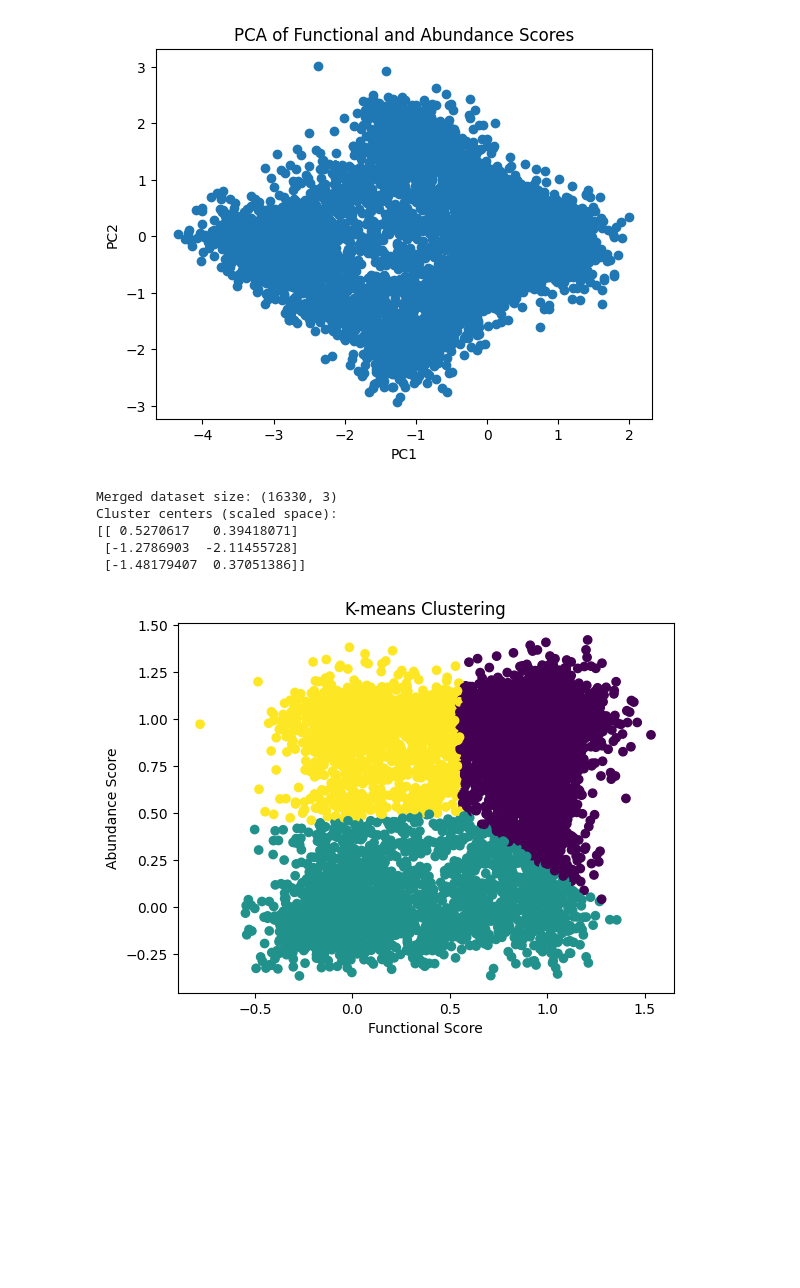
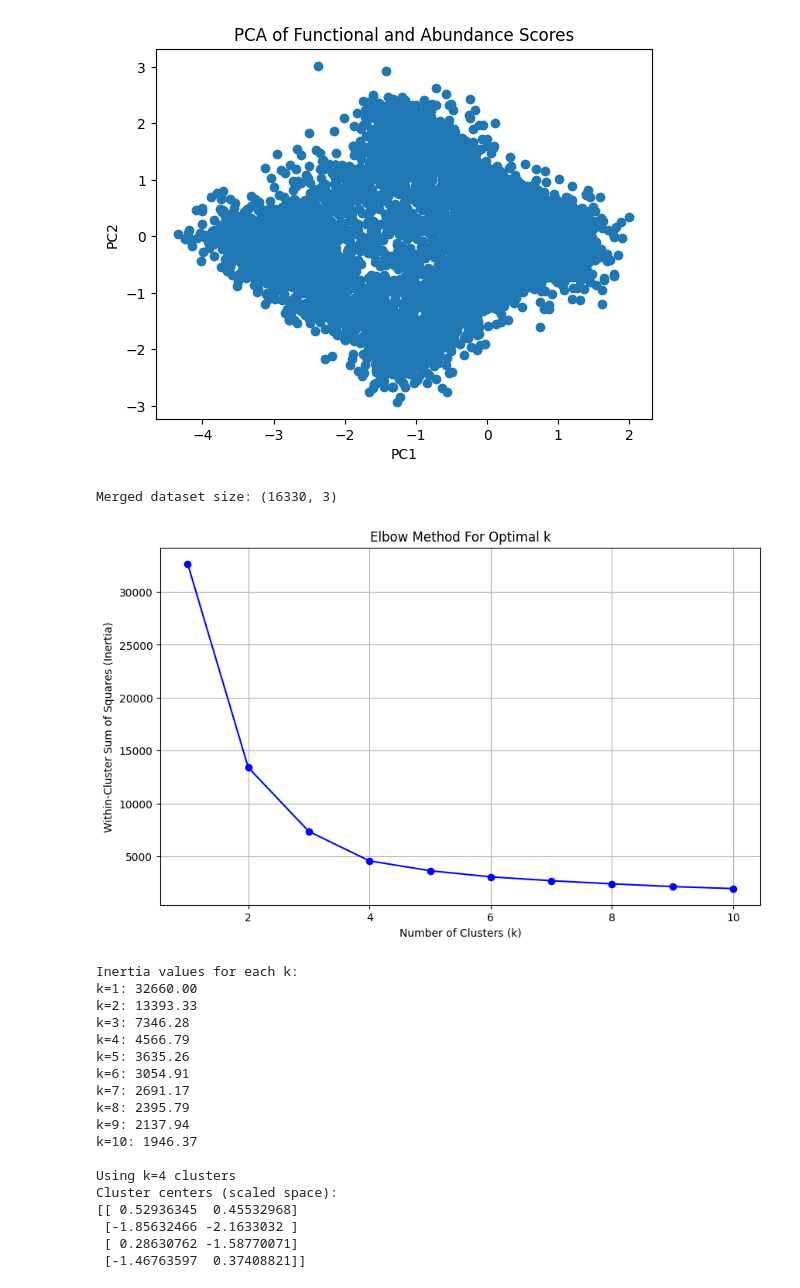
Before and after one commit to jrfaeder/ldlr_modeling, a Jupyter notebook: 02-18-2026-update/functional_vs_abundance.ipynb, the cells around one changed output. Saved outputs shown, nothing was run; the diff lists cells and outputs as text; code cells hidden in the pictures; blank space fills up the shorter version.

Commit message:
Added elbow test to determine optimum cluster number

```diff
--- a/02-18-2026-update/functional_vs_abundance.ipynb
+++ b/02-18-2026-update/functional_vs_abundance.ipynb
@@ -114,45 +114,85 @@ scaler = StandardScaler()
 X_scaled = scaler.fit_transform(X)
 
 
-# 4. K-means Clustering
-k = 3   # can change this
-kmeans = KMeans(n_clusters=k, random_state=42)
+# 4. Elbow Method to find optimal number of clusters
+inertias = []
+K_range = range(1, 11)  # Test k from 1 to 10
+
+for k in K_range:
+    kmeans = KMeans(n_clusters=k, random_state=42, n_init=10)
+    kmeans.fit(X_scaled)
+    inertias.append(kmeans.inertia_)
+
+# Plot elbow curve
+plt.figure(figsize=(10, 6))
+plt.plot(K_range, inertias, 'bo-')
+plt.xlabel('Number of Clusters (k)')
+plt.ylabel('Within-Cluster Sum of Squares (Inertia)')
+plt.title('Elbow Method For Optimal k')
+plt.grid(True)
+plt.show()
+
+print("\nInertia values for each k:")
+for k, inertia in zip(K_range, inertias):
+    print(f"k={k}: {inertia:.2f}")
+
+
+# 5. K-means Clustering with optimal k (choose based on elbow plot)
+k = 4   # Optimal k based on elbow method
+kmeans = KMeans(n_clusters=k, random_state=42, n_init=10)
 clusters = kmeans.fit_predict(X_scaled)
 
 merged["cluster"] = clusters
 
+print(f"\nUsing k={k} clusters")
 print("Cluster centers (scaled space):")
 print(kmeans.cluster_centers_)
 
 
-# 5. Visualize clusters
+# 6. Visualize clusters
 plt.figure()
 plt.scatter(
     merged["functional_score"],
     merged["abundance_score"],
-    c=merged["cluster"]
+    c=merged["cluster"],
+    cmap='viridis'
 )
 plt.xlabel("Functional Score")
 plt.ylabel("Abundance Score")
-plt.title("K-means Clustering")
+plt.title(f"K-means Clustering (k={k})")
+plt.colorbar(label='Cluster')
 plt.show()
-# random comment
 
-# 6. PCA Visualization
 
+# 7. PCA Visualization
 pca = PCA(n_components=2)
 X_pca = pca.fit_transform(X_scaled)
 
 plt.figure()
-plt.scatter(X_pca[:, 0], X_pca[:, 1], c=clusters)
+plt.scatter(X_pca[:, 0], X_pca[:, 1], c=clusters, cmap='viridis')
 plt.xlabel("PC1")
 plt.ylabel("PC2")
-plt.title("Clusters in PCA Space")
+plt.title(f"Clusters in PCA Space (k={k})")
+plt.colorbar(label='Cluster')
 plt.show()
 # %% [output]
 Merged dataset size: (16330, 3)
-Cluster centers (scaled space):
-[[ 0.5270617   0.39418071]
- [-1.2786903  -2.11455728]
- [-1.48179407  0.37051386]]
-[figure, old version]
+[figure, new version]
+Inertia values for each k:
+k=1: 32660.00
+k=2: 13393.33
+k=3: 7346.28
+k=4: 4566.79
+k=5: 3635.26
+k=6: 3054.91
+k=7: 2691.17
+k=8: 2395.79
+k=9: 2137.94
+k=10: 1946.37
+
+Using k=4 clusters
+Cluster centers (scaled space):
+[[ 0.52936345  0.45532968]
+ [-1.85632466 -2.1633032 ]
+ [ 0.28630762 -1.58770071]
+ [-1.46763597  0.37408821]]
```
Also changed, not shown: parts of 1 cell of this notebook.
